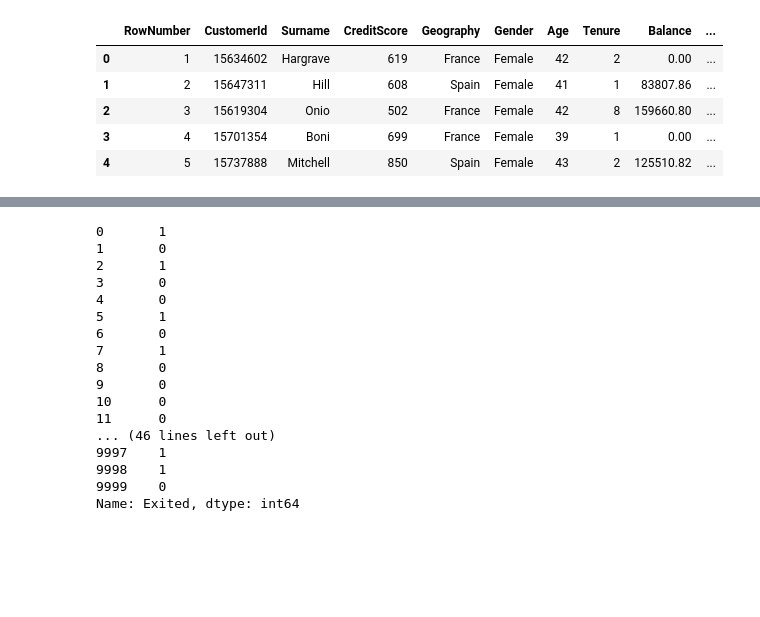
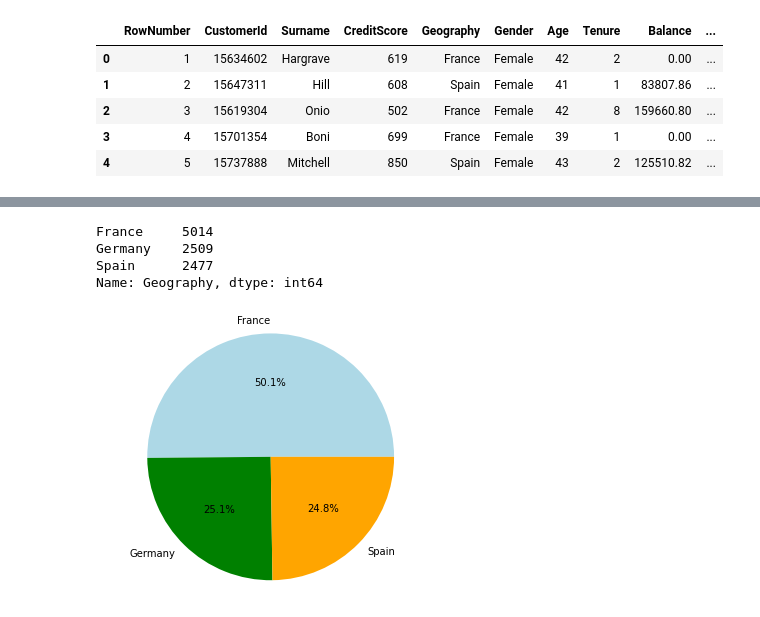
Before and after one commit to warren-berg/Predicting-Bank-Customer-Churn, a Jupyter notebook: Predicting Bank Churn.ipynb, the cells around one changed output, grey strips where cells are left out. Cells and saved outputs as stored; diff of their text form; code cells hidden in the pictures; blank space fills up the shorter version.

```diff
--- a/Predicting Bank Churn.ipynb
+++ b/Predicting Bank Churn.ipynb
@@ -71,20 +34,0 @@ x_dummies.head()
-# %%
-yg
-# %% [output]
-0       1
-1       0
-2       1
-3       0
-4       0
-5       1
-6       0
-7       1
-8       0
-9       0
-10      0
-11      0
-... (46 lines left out)
-9997    1
-9998    1
-9999    0
-Name: Exited, dtype: int64
@@ -90,0 +37,34 @@ Name: Exited, dtype: int64
+# %%
+# Observe geographical locations in data set
+
+churn['Geography'].value_counts()
+# %% [output]
+France     5014
+Germany    2509
+Spain      2477
+Name: Geography, dtype: int64
+# %%
+# divide data by country
+
+# France
+france_churn_data = churn[churn['Geography']=='France']
+
+# Germany
+germany_churn_data = churn[churn['Geography']=='Germany']
+
+# Spain
+spain_churn_data = churn[churn['Geography']=='Spain']
+# %%
+# visualize
+
+labels = ['France', 'Germany', 'Spain']
+values = [len(france_churn_data), len(germany_churn_data), len(spain_churn_data)]
+
+fig, ax = plt.subplots(figsize=(6,5))
+
+ax.pie(values, labels=labels,autopct='%1.1f%%', colors = ['lightblue', 'green', 'orange'])
+ax.axis('equal')
+
+plt.show()
+# %% [output]
+[figure, added]
```
Also changed, not shown: parts of 126 cells of this notebook.
